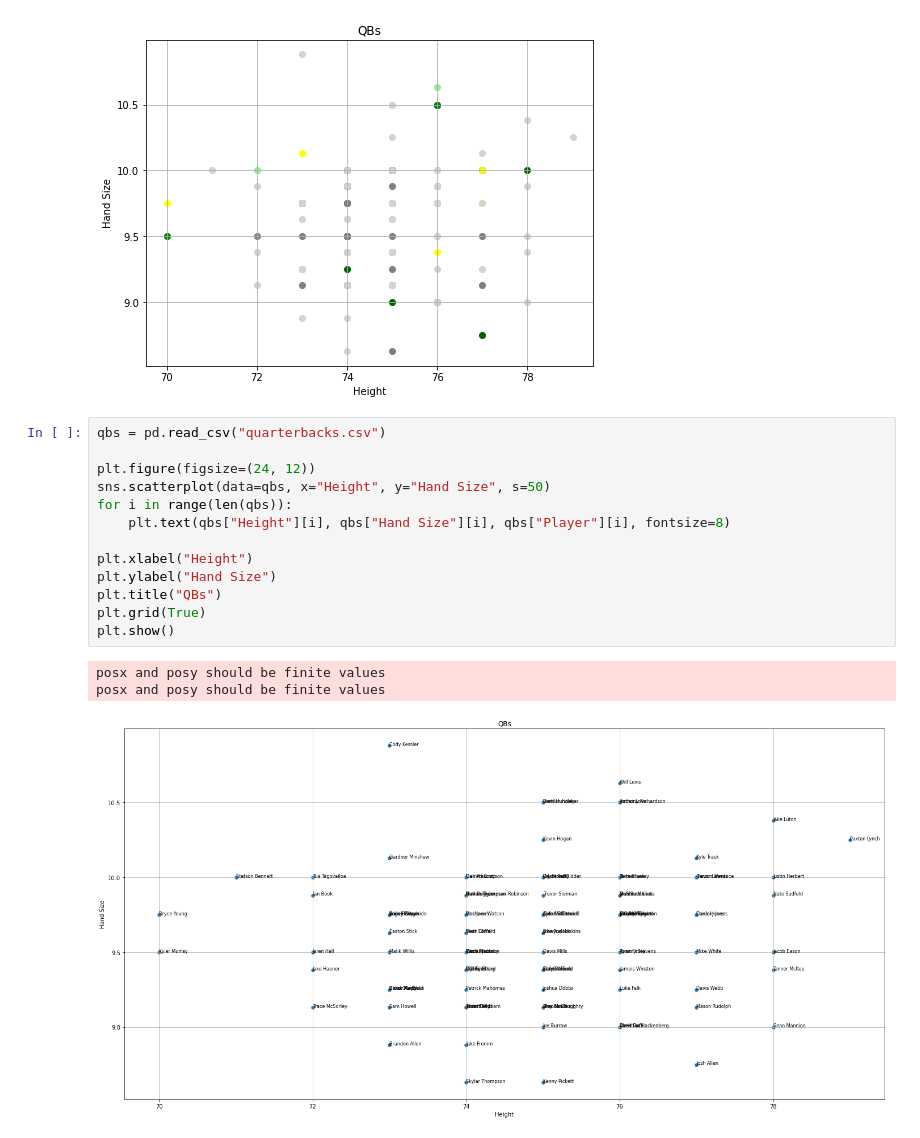
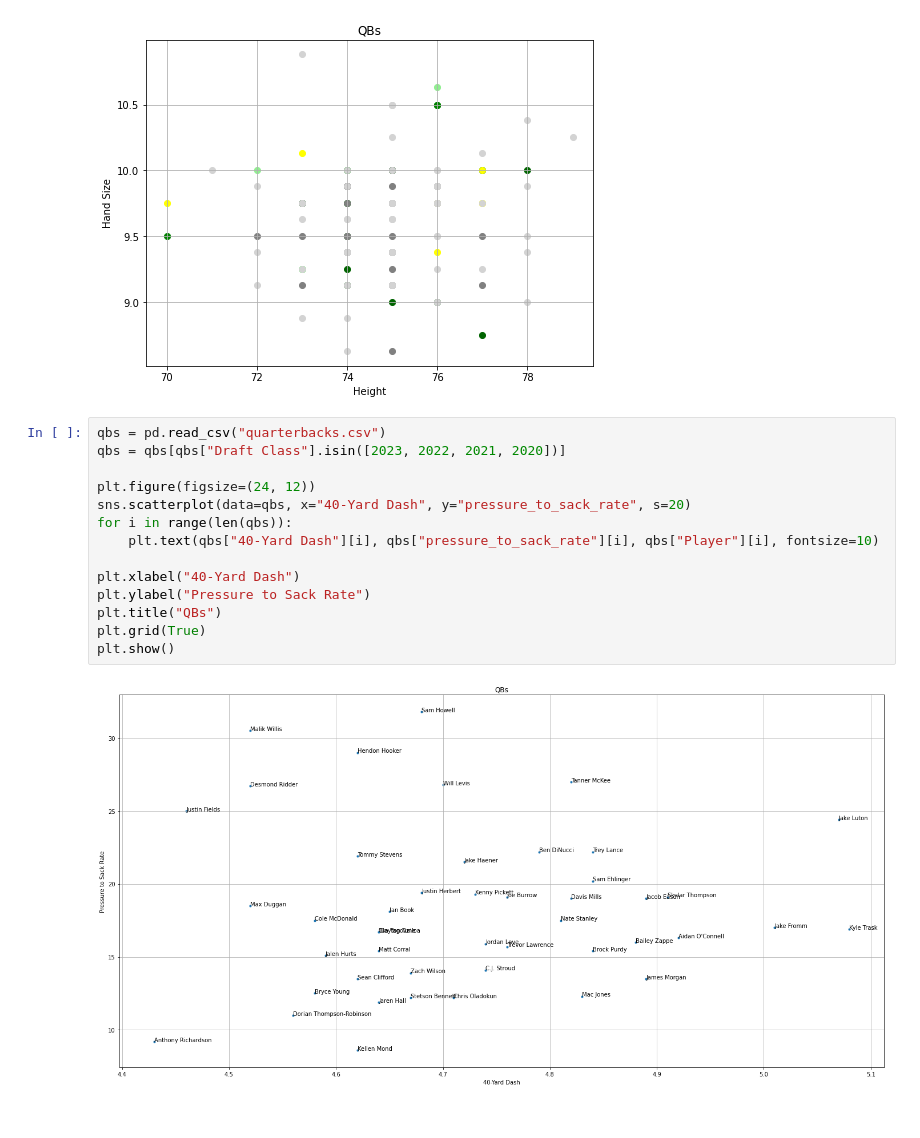
Before and after one commit to rmluck/NFL-Draft-Prospects-Model, a Jupyter notebook: Quarterbacks/quarterbacks_analysis.ipynb, the cells around one changed output. Drawn from its saved outputs; the diff is of its cells as text.

```diff
--- a/Quarterbacks/quarterbacks_analysis.ipynb
+++ b/Quarterbacks/quarterbacks_analysis.ipynb
@@ -232,18 +232,17 @@ plt.show()
 [figure]
 # %%
 qbs = pd.read_csv("quarterbacks.csv")
+qbs = qbs[qbs["Draft Class"].isin([2023, 2022, 2021, 2020])]
 
 plt.figure(figsize=(24, 12))
-sns.scatterplot(data=qbs, x="Height", y="Hand Size", s=50)
+sns.scatterplot(data=qbs, x="40-Yard Dash", y="pressure_to_sack_rate", s=20)
 for i in range(len(qbs)):
-    plt.text(qbs["Height"][i], qbs["Hand Size"][i], qbs["Player"][i], fontsize=8)
+    plt.text(qbs["40-Yard Dash"][i], qbs["pressure_to_sack_rate"][i], qbs["Player"][i], fontsize=10)
 
-plt.xlabel("Height")
-plt.ylabel("Hand Size")
+plt.xlabel("40-Yard Dash")
+plt.ylabel("Pressure to Sack Rate")
 plt.title("QBs")
 plt.grid(True)
 plt.show()
 # %% [output]
-posx and posy should be finite values
-posx and posy should be finite values
-[figure, old version]
+[figure, new version]
```
Also changed, not shown: 1 other file.
